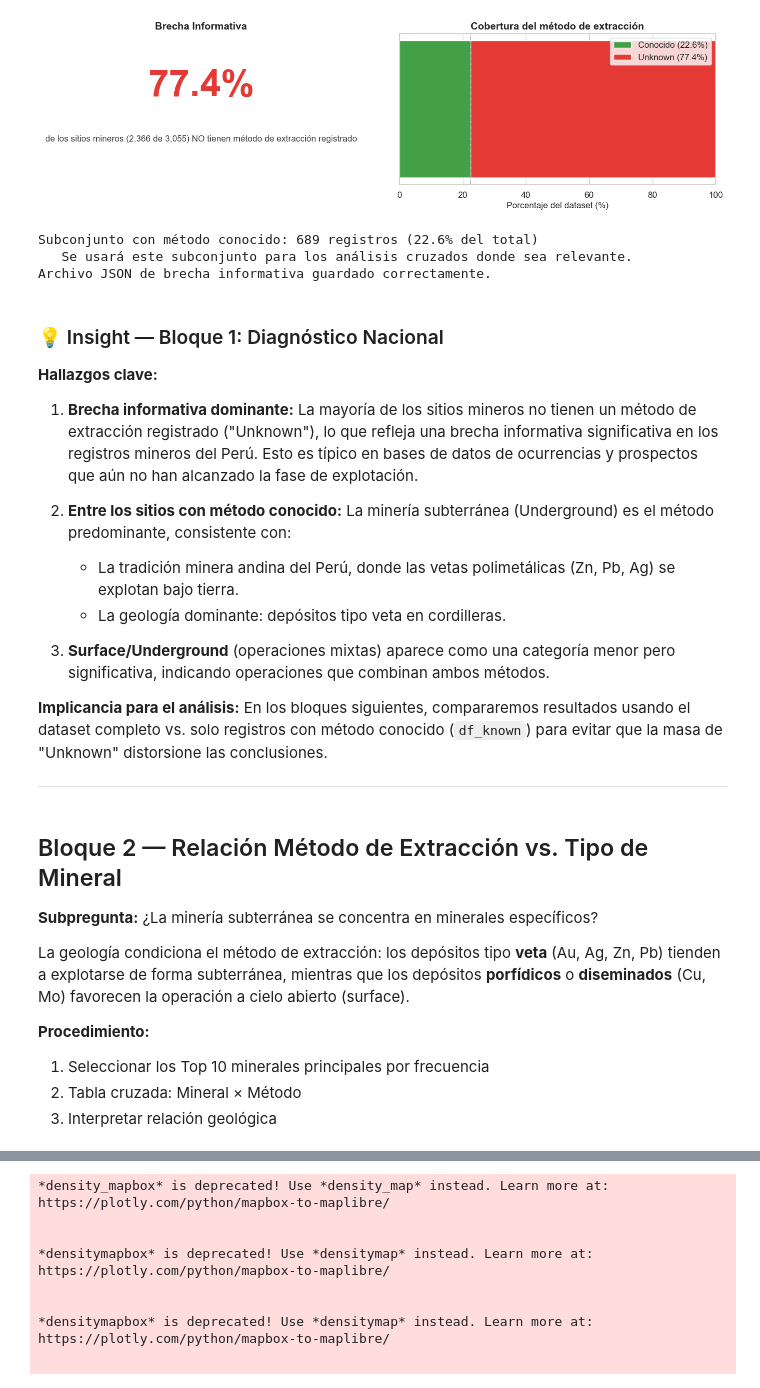
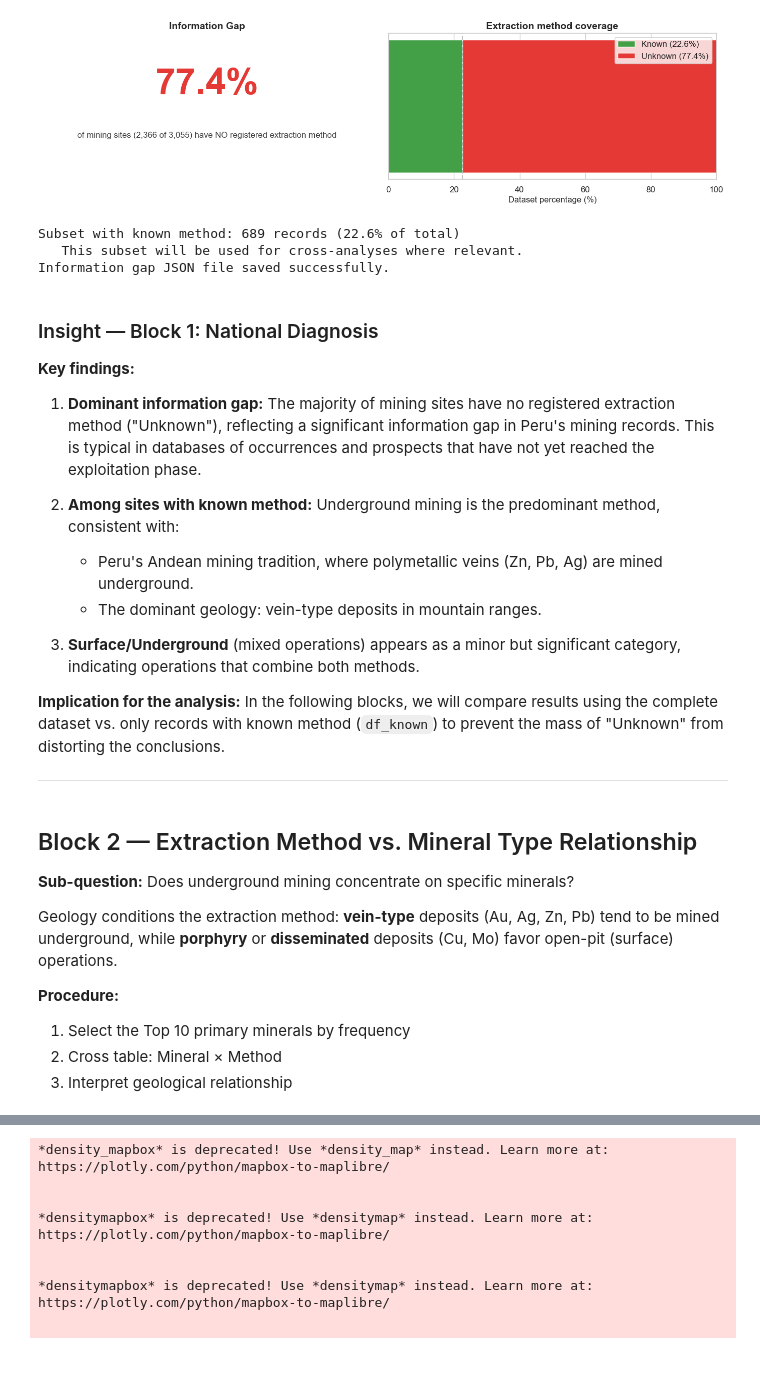
Before and after one commit to LuiccianDev/mine_methods_peru, a Jupyter notebook: analysis/script/analisis_mineria_peru.ipynb, the cells around one changed output, grey strips where cells are left out. Saved outputs shown, nothing was run; the diff lists cells and outputs as text; code cells hidden in the pictures.

```diff
--- a/analysis/script/analisis_mineria_peru.ipynb
+++ b/analysis/script/analisis_mineria_peru.ipynb
@@ -588,5 +588,5 @@ Archivo JSON guardado correctamente.
 # %%
-# BLOQUE 1.2 — Indicador de brecha informativa (KPI visual)
+# BLOCK 1.2 — Information gap indicator (visual KPI)
 
 unknown_count = method_counts.get("Unknown", 0)
 unknown_pct = unknown_count / len(df) * 100
@@ -595,7 +595,7 @@ known_pct = 100 - unknown_pct
 
 fig, axes = plt.subplots(1, 2, figsize=(14, 4))
 
-# Panel izquierdo: KPI de brecha informativa
+# Left panel: Information gap KPI
 axes[0].set_xlim(0, 1)
 axes[0].set_ylim(0, 1)
 axes[0].text(
@@ -611,89 +611,89 @@ axes[0].text(
 axes[0].text(
     0.5,
     0.30,
-    f"de los sitios mineros ({unknown_count:,} de {len(df):,}) NO tienen método de extracción registrado",
+    f"of mining sites ({unknown_count:,} of {len(df):,}) have NO registered extraction method",
     ha="center",
     va="center",
     fontsize=12,
     color="#424242",
 )
-axes[0].set_title("Brecha Informativa", fontsize=14, fontweight="bold")
+axes[0].set_title("Information Gap", fontsize=14, fontweight="bold")
 axes[0].axis("off")
 
-# Panel derecho: Barra de progreso visual
+# Right panel: Visual progress bar
 axes[1].barh(
-    [""], [known_pct], color="#43A047", height=0.4, label=f"Conocido ({known_pct:.1f}%)"
+    [""], [known_pct], color="#43A047", height=0.4, label=f"Known ({known_pct:.1f}%)"
 )
 axes[1].barh(
     [""],
     [unknown_pct],
     left=[known_pct],
     color="#E53935",
     height=0.4,
     label=f"Unknown ({unknown_pct:.1f}%)",
 )
 axes[1].set_xlim(0, 100)
-axes[1].set_xlabel("Porcentaje del dataset (%)")
-axes[1].set_title("Cobertura del método de extracción", fontweight="bold")
+axes[1].set_xlabel("Dataset percentage (%)")
+axes[1].set_title("Extraction method coverage", fontweight="bold")
 axes[1].legend(loc="upper right", frameon=True)
 axes[1].axvline(x=known_pct, color="gray", linestyle="--", alpha=0.5)
 
 plt.tight_layout()
 plt.show()
 
-# Subconjunto con método conocido (para bloques siguientes)
+# Subset with known method (for subsequent blocks)
 df_known = df[df["work_type"] != "Unknown"].copy()
 print(
-    f"Subconjunto con método conocido: {len(df_known)} registros ({known_pct:.1f}% del total)"
+    f"Subset with known method: {len(df_known)} records ({known_pct:.1f}% of total)"
 )
-print("   Se usará este subconjunto para los análisis cruzados donde sea relevante.")
+print("   This subset will be used for cross-analyses where relevant.")
 
 
-# Exportar datos para visualización en frontend (JSON)
-# Construir estructura de datos usada en la visualización
+# Export data for frontend visualization (JSON)
+# Build data structure used in the visualization
 brecha_data = {
     "total_registros": int(len(df)),
     "unknown_count": int(unknown_count),
     "unknown_pct": round(float(unknown_pct), 2),
     "known_count": int(known_count),
     "known_pct": round(float(known_pct), 2)
 }
 
-# Guardar archivo JSON
+# Save JSON file
 with open("../../frontend/src/data/B1/bloque_1_brecha_informativa.json", "w", encoding="utf-8") as f:
     json.dump(brecha_data, f, indent=4, ensure_ascii=False)
 
-print("Archivo JSON de brecha informativa guardado correctamente.")
+print("Information gap JSON file saved successfully.")
 # %% [output]
-[figure, old version]
+[figure, new version]
-Subconjunto con método conocido: 689 registros (22.6% del total)
-   Se usará este subconjunto para los análisis cruzados donde sea relevante.
-Archivo JSON de brecha informativa guardado correctamente.
+Subset with known method: 689 records (22.6% of total)
+   This subset will be used for cross-analyses where relevant.
+Information gap JSON file saved successfully.
 # %% [markdown]
-### 💡 Insight — Bloque 1: Diagnóstico Nacional
+### Insight — Block 1: National Diagnosis
 
-**Hallazgos clave:**
+**Key findings:**
 
-1. **Brecha informativa dominante:** La mayoría de los sitios mineros no tienen un método de extracción registrado ("Unknown"), lo que refleja una brecha informativa significativa en los registros mineros del Perú. Esto es típico en bases de datos de ocurrencias y prospectos que aún no han alcanzado la fase de explotación.
+1. **Dominant information gap:** The majority of mining sites have no registered extraction method ("Unknown"), reflecting a significant information gap in Peru's mining records. This is typical in databases of occurrences and prospects that have not yet reached the exploitation phase.
 
-2. **Entre los sitios con método conocido:** La minería subterránea (Underground) es el método predominante, consistente con:
-   - La tradición minera andina del Perú, donde las vetas polimetálicas (Zn, Pb, Ag) se explotan bajo tierra.
-   - La geología dominante: depósitos tipo veta en cordilleras.
+2. **Among sites with known method:** Underground mining is the predominant method, consistent with:
+   - Peru's Andean mining tradition, where polymetallic veins (Zn, Pb, Ag) are mined underground.
+   - The dominant geology: vein-type deposits in mountain ranges.
 
-3. **Surface/Underground** (operaciones mixtas) aparece como una categoría menor pero significativa, indicando operaciones que combinan ambos métodos.
+3. **Surface/Underground** (mixed operations) appears as a minor but significant category, indicating operations that combine both methods.
 
-**Implicancia para el análisis:** En los bloques siguientes, compararemos resultados usando el dataset completo vs. solo registros con método conocido (`df_known`) para evitar que la masa de "Unknown" distorsione las conclusiones.
+**Implication for the analysis:** In the following blocks, we will compare results using the complete dataset vs. only records with known method (`df_known`) to prevent the mass of "Unknown" from distorting the conclusions.
 
 ---
 # %% [markdown]
-## Bloque 2 — Relación Método de Extracción vs. Tipo de Mineral
+## Block 2 — Extraction Method vs. Mineral Type Relationship
 
-**Subpregunta:** ¿La minería subterránea se concentra en minerales específicos?
+**Sub-question:** Does underground mining concentrate on specific minerals?
 
-La geología condiciona el método de extracción: los depósitos tipo **veta** (Au, Ag, Zn, Pb) tienden a explotarse de forma subterránea, mientras que los depósitos **porfídicos** o **diseminados** (Cu, Mo) favorecen la operación a cielo abierto (surface).
+Geology conditions the extraction method: **vein-type** deposits (Au, Ag, Zn, Pb) tend to be mined underground, while **porphyry** or **disseminated** deposits (Cu, Mo) favor open-pit (surface) operations.
 
-**Procedimiento:**
-1. Seleccionar los Top 10 minerales principales por frecuencia
-2. Tabla cruzada: Mineral × Método
-3. Interpretar relación geológica
+**Procedure:**
+1. Select the Top 10 primary minerals by frequency
+2. Cross table: Mineral × Method
+3. Interpret geological relationship
 # %%
```
Also changed, not shown: parts of 33 cells of this notebook, 9 other files.
